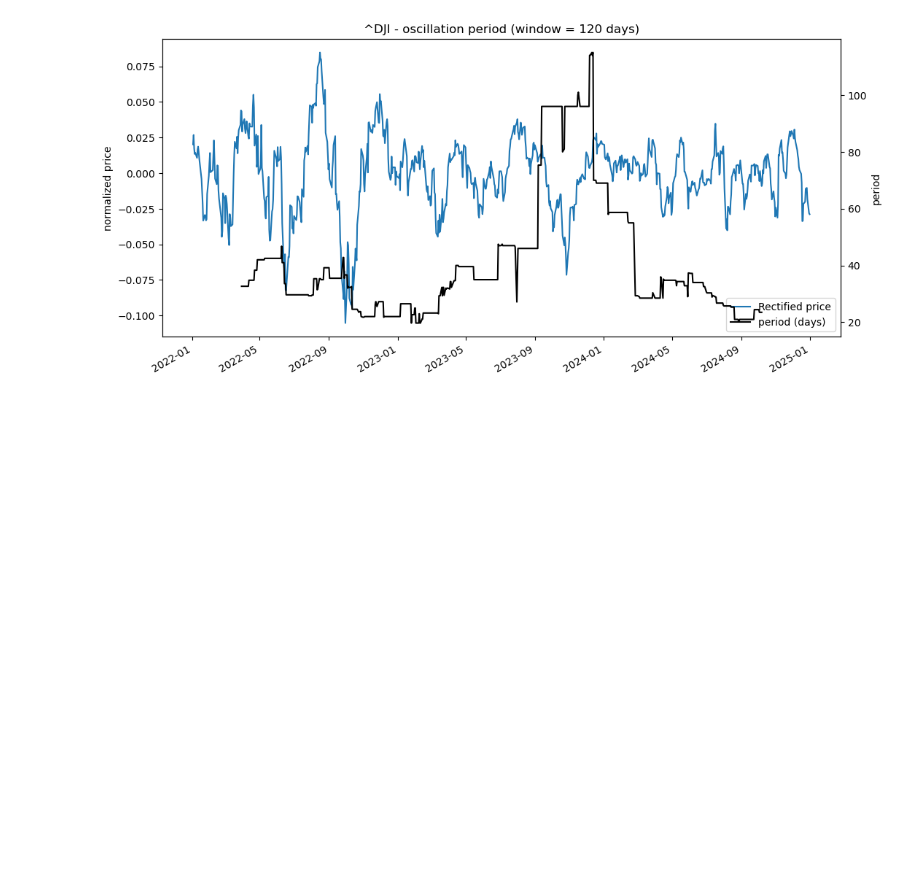
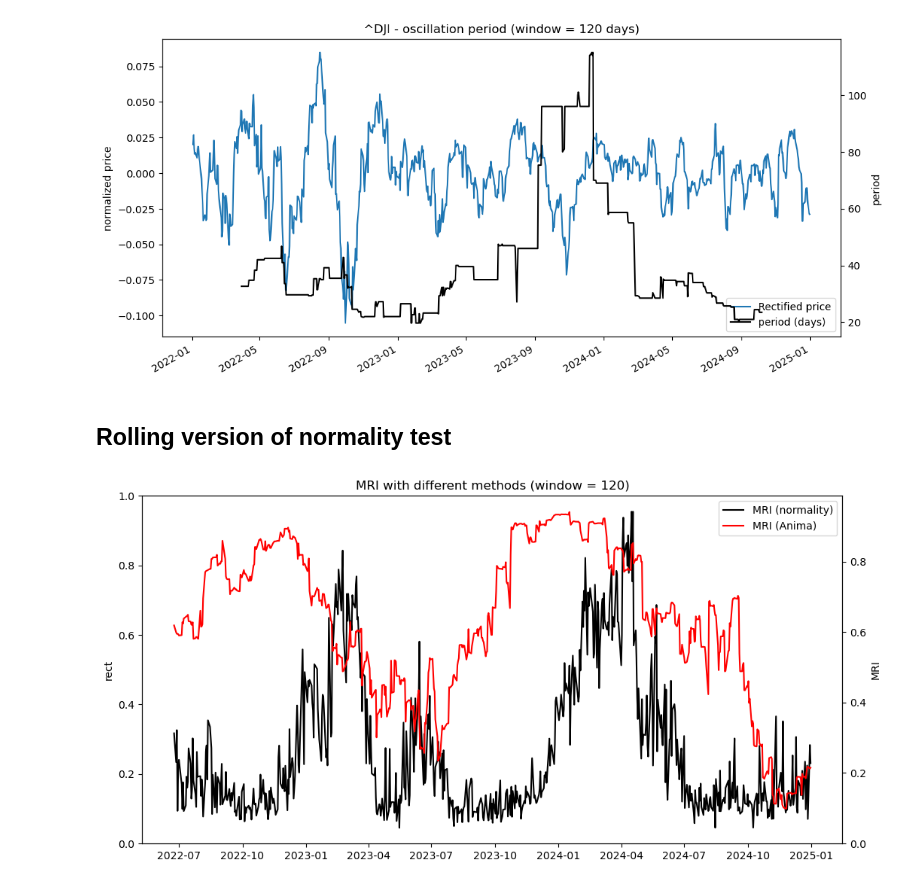
Before and after one commit to lorenzorizzi17/MeanReversionMetric, a Jupyter notebook: rolling_test.ipynb, the cells around one changed output. Drawn from its saved outputs; the diff is of its cells as text; code cells hidden in the pictures; blank space fills up the shorter version.

```diff
--- a/rolling_test.ipynb
+++ b/rolling_test.ipynb
@@ -177,3 +176,56 @@ ax2.set_ylabel("period")
 plt.show()
 # %% [output]
 [figure]
+# %% [markdown]
+## Rolling version of normality test
+# %%
+from scipy.stats import norm, anderson
+from math import pi
+from scipy.special import erf
+
+window = 120
+
+def assess_normality_rolling(dataset, lambda_ : int, ax = None) -> float:
+    x = np.array([0])
+    n = lambda_
+    # repeat the process n times
+    for i in range(n):
+        # we will sample the dataset choosing a value every lambda points on average (poisson distr)
+        choice = [np.random.randint(lambda_)]  #choice is the vector of indices of chosen values
+        for i in range(1, int(len(dataset)/lambda_) ):
+            l = np.random.poisson(lambda_)
+            if (int(choice[-1]+l) > len(dataset)-1):
+                break
+            choice.append(int(choice[-1]+l))
+        #filtered data, chosen approx every lambda points
+        chosen_data = (dataset)[choice]
+        x = np.concatenate((x,chosen_data), axis = 0)
+    if (ax is not None):
+        bin_edges = np.arange(np.min(x), np.max(x), 50)
+        ax.hist(x, bins = "auto", density=True)
+        ax.set_title(f"Input dataset has {len(dataset)} points"+ '\n'+f"Sampling every ~ {lambda_} points, repeating {n} times " + '\n' + f"Total number of points in the distr: {len(x)}" )
+
+    dev_from_normality = anderson(x).statistic
+
+    # we want to normalize tha value so that it is between 0 and 1
+    # when dev is high (high deviations), the process is not very gaussian distributed, so we want to return a value close to 1
+    # when dev is low, the process is white noise-like, so we want to return a value close to 0
+    #normalized_norm = 2/(1+ np.exp(-dev_from_normality / (0.4*lambda_ ))) - 1    # but maybe work on the normalization
+    normalized_norm = erf(dev_from_normality /( 0.4*lambda_))
+    return normalized_norm
+
+df["normality"] = df["rect"].rolling(window = window, center = False).apply(assess_normality_rolling, raw=True, args = (int(window/8),) ) #2400 should be ok
+fig, ax = plt.subplots(figsize=(12,6))
+#ax.plot(df["rect"], label = "Rectified price")
+ax2 = ax.twinx()
+ax2.plot(df["normality"], label = "MRI (normality)", color='k')
+ax2.plot(df["MRI"], label = "MRI (Anima)", color='r')
+ax.set_ylabel("rect")
+ax2.set_ylabel("MRI")
+lines1, labels1 = ax.get_legend_handles_labels()
+lines2, labels2 = ax2.get_legend_handles_labels()
+ax.legend(lines1 + lines2, labels1 + labels2)
+ax.set_title("MRI with different methods (window = 120)")
+plt.show()
+# %% [output]
+[figure, added]
```
Also changed, not shown: parts of 5 cells of this notebook, 1 other file.
